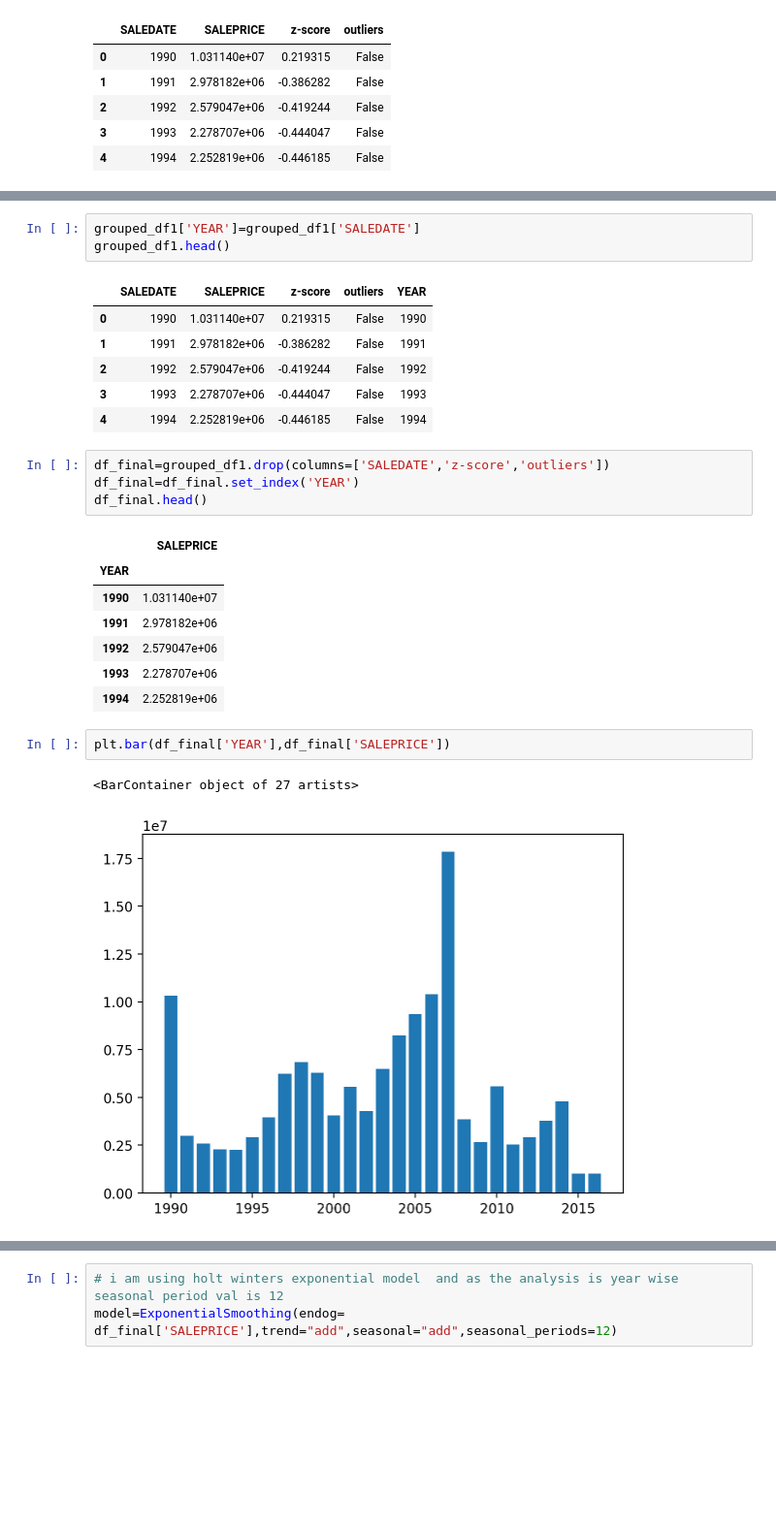
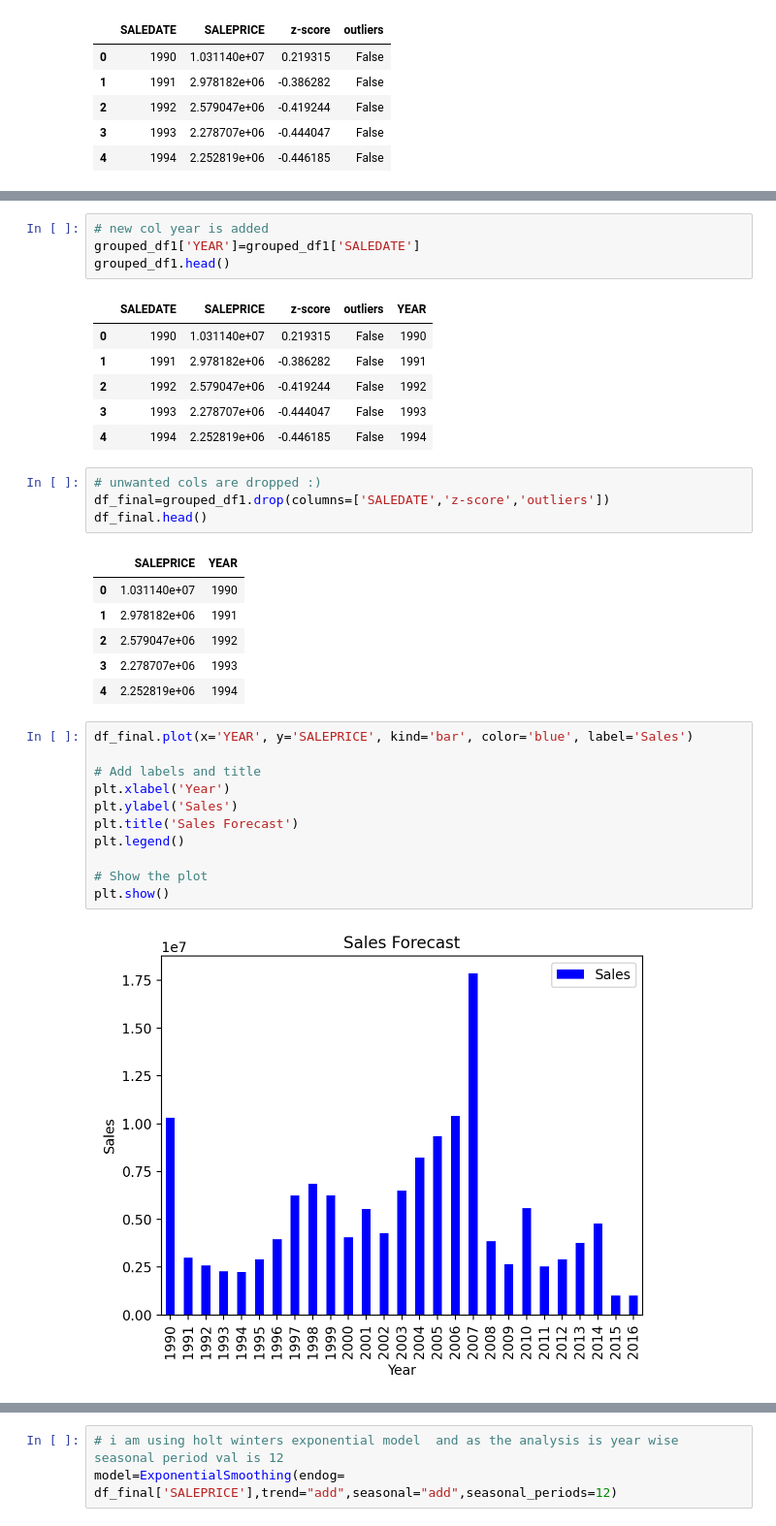
Before and after one commit to sakshi752/sales2, a Jupyter notebook: sales forecast 2.ipynb, the cells around one changed output, grey strips where cells are left out. Shown: that part at 97% size. Saved outputs shown, nothing was run; the diff lists cells and outputs as text; blank space fills up the shorter version.

```diff
--- a/sales forecast 2.ipynb
+++ b/sales forecast 2.ipynb
@@ -212,6 +219,7 @@ grouped_df1
 | 25 | 2015 | 1.000921e+06 | 4.885447 | True |
 | 26 | 2016 | 1.000921e+06 | -0.549570 | False |
 # %%
+# new col year is added
 grouped_df1['YEAR']=grouped_df1['SALEDATE']
 grouped_df1.head()
 # %% [output]
@@ -222,19 +230,26 @@ grouped_df1.head()
 | 3 | 1993 | 2.278707e+06 | -0.444047 | False | 1993 |
 | 4 | 1994 | 2.252819e+06 | -0.446185 | False | 1994 |
 # %%
+# unwanted cols are dropped :)
 df_final=grouped_df1.drop(columns=['SALEDATE','z-score','outliers'])
-df_final=df_final.set_index('YEAR')
 df_final.head()
 # %% [output]
-|  | SALEPRICE |
-| YEAR |  |
-| 1990 | 1.031140e+07 |
-| 1991 | 2.978182e+06 |
-| 1992 | 2.579047e+06 |
-| 1993 | 2.278707e+06 |
-| 1994 | 2.252819e+06 |
+|  | SALEPRICE | YEAR |
+| 0 | 1.031140e+07 | 1990 |
+| 1 | 2.978182e+06 | 1991 |
+| 2 | 2.579047e+06 | 1992 |
+| 3 | 2.278707e+06 | 1993 |
+| 4 | 2.252819e+06 | 1994 |
 # %%
-plt.bar(df_final['YEAR'],df_final['SALEPRICE'])
+df_final.plot(x='YEAR', y='SALEPRICE', kind='bar', color='blue', label='Sales')
+
+# Add labels and title
+plt.xlabel('Year')
+plt.ylabel('Sales')
+plt.title('Sales Forecast')
+plt.legend()
+
+# Show the plot
+plt.show()
 # %% [output]
-<BarContainer object of 27 artists>
-[figure, old version]
+[figure, new version]
```
Also changed, not shown: parts of 10 cells of this notebook.
